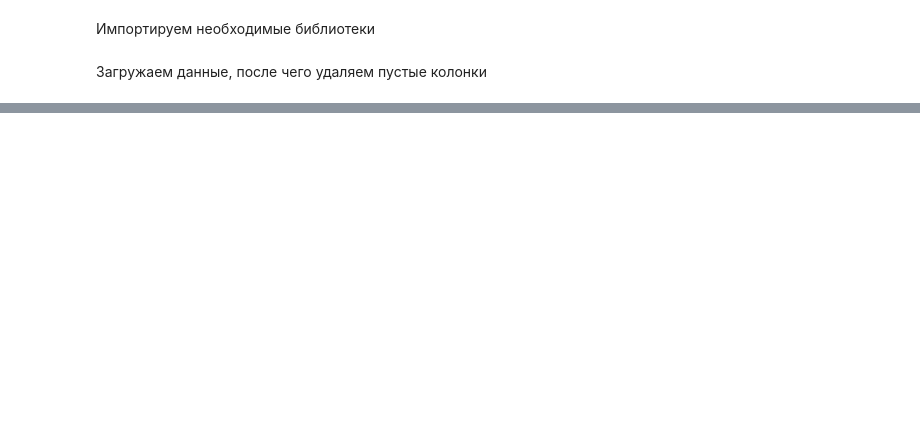
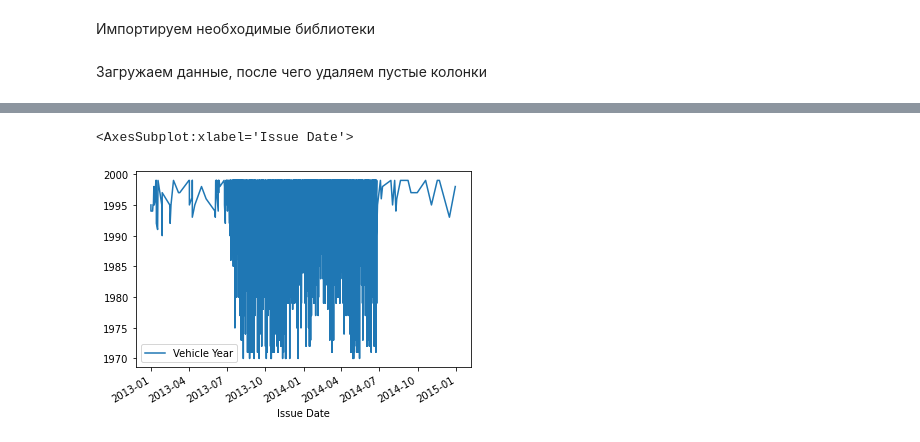
Before and after one commit to FStrean/NYC-Parking-Tickets-Analisis, a Jupyter notebook: Source/NYC-Parking-Tickets-Analisis.ipynb, the cells around one changed output, grey strips where cells are left out. Cells and saved outputs as stored; diff of their text form; code cells hidden in the pictures; blank space fills up the shorter version.

```diff
--- a/Source/NYC-Parking-Tickets-Analisis.ipynb
+++ b/Source/NYC-Parking-Tickets-Analisis.ipynb
@@ -90,0 +191,5 @@ df.head()
+# %%
+dataset.loc[dataset['Vehicle Year'] < 2000.0].plot()
+# %% [output]
+<AxesSubplot:xlabel='Issue Date'>
+[figure, added]
```
Also changed, not shown: parts of 18 cells of this notebook, 2 other files.
